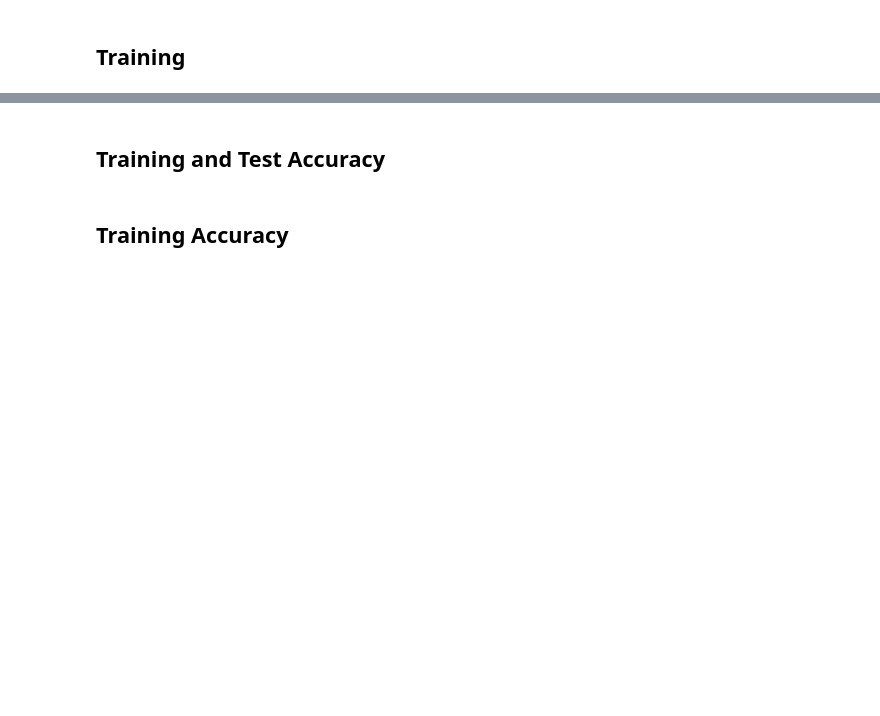
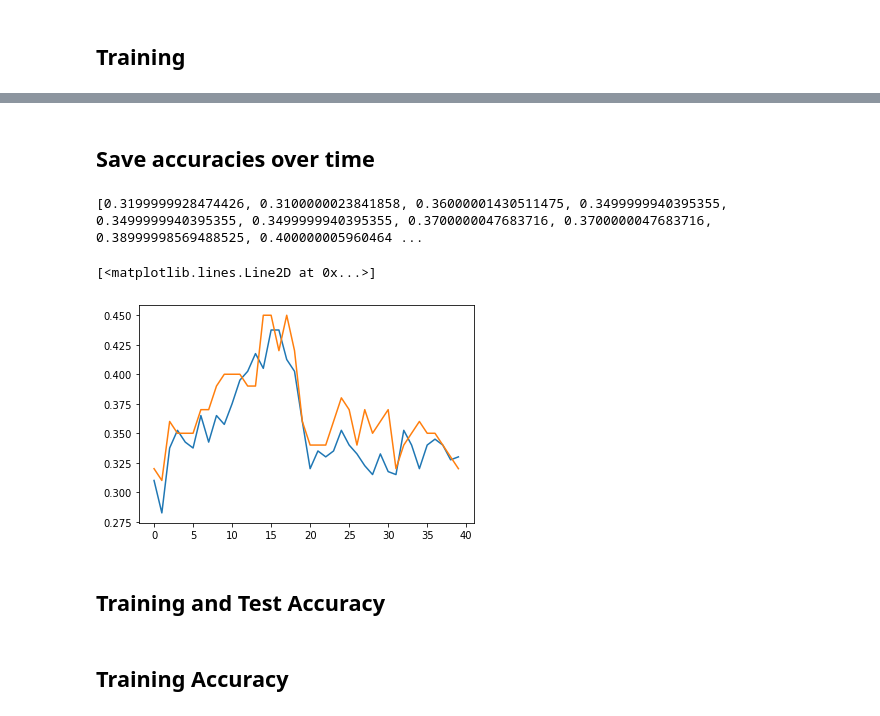
Before and after one commit to FUHannes/Deep-Learning, a Jupyter notebook: Ex08/rnn_noah.ipynb, the cells around one changed output, grey strips where cells are left out. Cells and saved outputs as stored; diff of their text form; code cells hidden in the pictures; blank space fills up the shorter version.

```diff
--- a/Ex08/rnn_noah.ipynb
+++ b/Ex08/rnn_noah.ipynb
@@ -145,6 +147,9 @@ from numpy import argmax
 
 def decode_label(encoded_label):
     return argmax(encoded_label)
+
+def decode_labels(encoded_labels):
+    return argmax(encoded_labels,axis=1)
 
 # Geht nur mit Batch-Size=1
 def get_accuracy(dataloader,batch_size=1):
@@ -160,6 +165,21 @@ def get_accuracy(dataloader,batch_size=1):
             predictions.append(prediction)
             correct_or_wrong.append(prediction == label)
     return sum(correct_or_wrong)/len(correct_or_wrong)
+
+# Geht nur mit Batch-Size=1
+def get_accuracy(dataloader,batch_size=1):
+    predictions=[]
+    correct_or_wrong=[]
+
+    with torch.no_grad():
+        for sequence,label in dataloader:
+            hidden_states=lstm.init_hidden(batch_size)
+            pred_label = lstm(sequence,hidden_states)
+            last_label = pred_label[0][len(pred_label[0])-1]
+            prediction= decode_label(last_label)
+            predictions.append(prediction)
+            correct_or_wrong.append(prediction == label)
+    return sum(correct_or_wrong)/len(correct_or_wrong)
 # %% [markdown]
 ## Validation Accuracy
 # %%
@@ -171,7 +191,7 @@ def validate():
 import torch.optim as optim
 
 loss_fn = nn.NLLLoss() # Negative Log Likelihood because classification
-optimizer = optim.Adam(lstm.parameters(), lr=0.001)
+optimizer = optim.Adam(lstm.parameters(), lr=0.0005)
 # %% [markdown]
 # Save hyperparameter values
 # %%
@@ -192,12 +210,17 @@ SyntaxError: invalid syntax (<ipython-input-33-c5c3f50f817f>, line 10)
 # %%
 overall_epochs=0
 # %%
-epochs = 20
+epochs = 40
 # print every 5th sequence
 print_running_loss = 5
 
+# Store training and validation accuracy over time
+train_acc=[]
+val_acc=[]
+
 for epoch in range(epochs):  # loop over the dataset multiple times
     running_loss = 0.0
+    correct_predictions=[]
 
     for i, batch in enumerate(trainloader, 0):
         # get the inputs; batch is a list of [inputs, labels]
@@ -216,6 +239,10 @@ for epoch in range(epochs):  # loop over the dataset multiple times
         loss.backward()
         optimizer.step()
 
+        # memorize training accuracy
+        decoded=decode_labels(last_label.detach())
+        correct_predictions=correct_predictions+(list(labels.numpy()==decoded.numpy()))
+
         # print statistics
         running_loss += loss.item()
         if i % print_running_loss == print_running_loss-1:    # print 10 times during an epoch
@@ -226,9 +253,15 @@ for epoch in range(epochs):  # loop over the dataset multiple times
     ## save model every epoch
     val_accuracy= validate()
     file_name="weights-a"+str(round(val_accuracy,4))+"-e"+str(overall_epochs)+".pth"
-    torch.save(lstm.state_dict(), folder_path+str(batch_size)+"/"+file_name)
+    torch.save(lstm.state_dict(), folder_path+"/"+file_name)
+
+    # save training and validation accuracy
+    train_acc.append(sum(correct_predictions)/len(correct_predictions))
+    val_acc.append(val_accuracy)
 
     overall_epochs+=1
 
+np.save(folder_path+'train_acc.npy', train_acc)
+np.save(folder_path+'val_acc.npy',val_acc)
 print('Finished Training')
 # %% [output]
@@ -251 +284,3 @@ print('Finished Training')
 Finished Training
+# %% [markdown]
+## Save accuracies over time
@@ -252,3 +290,12 @@ Finished Training
+# %%
+import matplotlib.pyplot as plt
+print(val_acc)
+plt.plot(train_acc)
+plt.plot(val_acc)
+# %% [output]
+[0.3199999928474426, 0.3100000023841858, 0.36000001430511475, 0.3499999940395355, 0.3499999940395355, 0.3499999940395355, 0.3700000047683716, 0.3700000047683716, 0.38999998569488525, 0.400000005960464 ...
+[<matplotlib.lines.Line2D at 0x...>]
+[figure, added]
 # %% [markdown]
 ## Training and Test Accuracy
 # %% [markdown]
```
Also changed, not shown: parts of 6 cells of this notebook.
